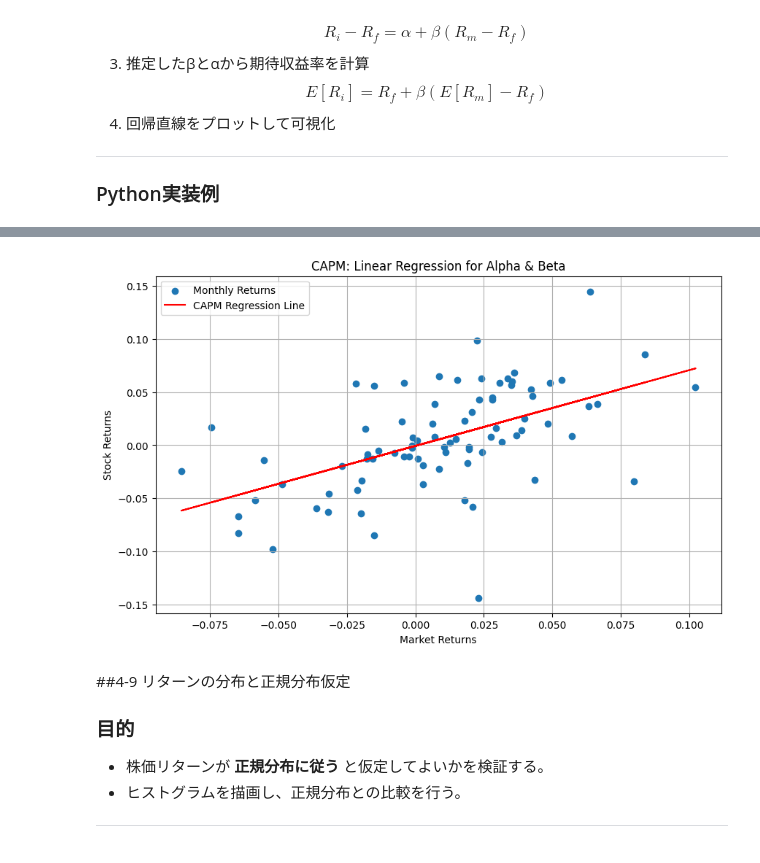
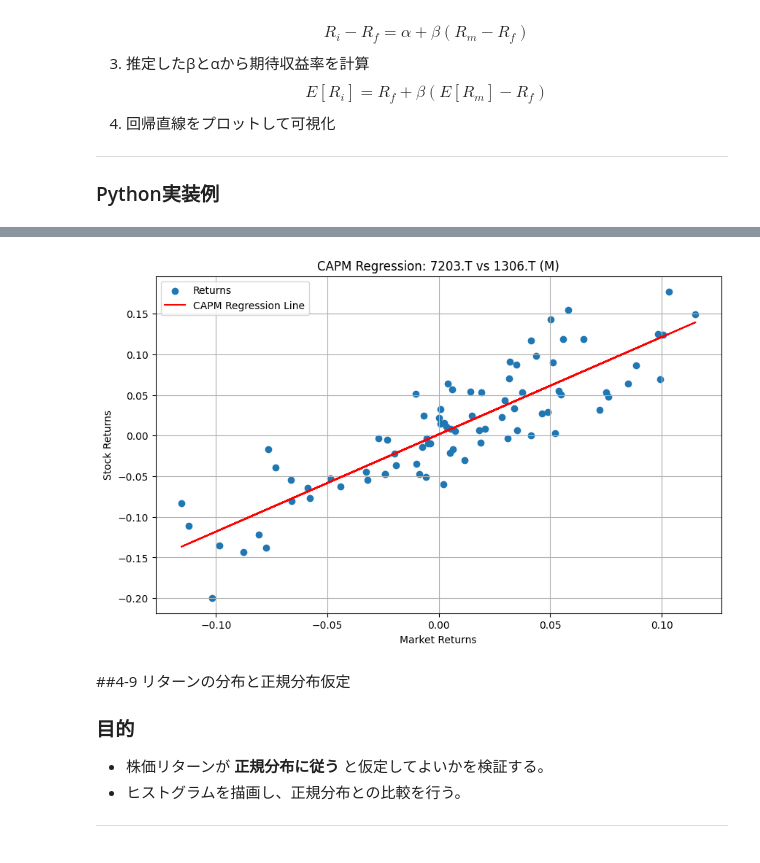
Before and after one commit to ish66726-a11y/colab-notebooks, a Jupyter notebook: notebooks/04CAPM資本資産評価モデル.ipynb, the cells around one changed output, grey strips where cells are left out. Saved outputs shown, nothing was run; the diff lists cells and outputs as text; code cells hidden in the pictures.

```diff
--- a/notebooks/04CAPM資本資産評価モデル.ipynb
+++ b/notebooks/04CAPM資本資産評価モデル.ipynb
@@ -450,72 +457,94 @@ import matplotlib.pyplot as plt
 
 class CAPM:
     def __init__(self, stocks, start_date, end_date):
+        """
+        stocks = [個別銘柄, 市場（インデックス or ETF）]
+          例: ["7203.T", "1306.T"]  # トヨタ × TOPIX連動ETF（市場プロキシ）
+        """
+        if len(stocks) != 2:
+            raise ValueError("stocks は [個別銘柄, 市場] の2つで指定してください。")
+
         self.stocks = stocks
         self.start_date = start_date
         self.end_date = end_date
         self.data = self.download_data()
 
     def download_data(self):
-        """複数銘柄を一括ダウンロードして調整後終値相当（Close）を取得"""
+        """複数銘柄を一括ダウンロードして調整後終値相当（auto_adjust=True の Close）を取得"""
         df = yf.download(
             self.stocks,
             start=self.start_date,
             end=self.end_date,
-            auto_adjust=True      # Close が調整後終値扱い
+            auto_adjust=True,
+            progress=False
         )
 
         if isinstance(df.columns, pd.MultiIndex):
-            close = df["Close"]   # 複数銘柄
+            close = df["Close"]
         else:
-            close = df[["Close"]] # 単一銘柄
+            close = df[["Close"]]
             close.columns = self.stocks
+
+        # 2列そろっている日だけ残す（欠損で回帰が壊れるのを防ぐ）
+        close = close.dropna(how="any")
+
+        if close.empty:
+            raise ValueError(
+                "価格データが取得できませんでした。ティッカーが正しいか、期間を変えて再試行してください。"
+            )
 
         return close
 
-    def calculate_returns(self):
-        """月次対数リターンを計算"""
-        monthly = self.data.resample("ME").last()          # 月末データ
-        log_returns = np.log(monthly / monthly.shift(1))   # 対数リターン
+    def calculate_returns(self, freq="M"):
+        """
+        対数リターンを計算
+        freq:
+          "M" = 月末
+          "W" = 週末
+          "D" = 日次
+        """
+        sampled = self.data.resample(freq).last()
+        log_returns = np.log(sampled / sampled.shift(1))
         return log_returns.dropna()
 
-    def regression(self):
+    def regression(self, freq="M"):
         """市場リターンと株式リターンで単回帰（α, β 推定）"""
-        returns = self.calculate_returns()
-        stock_returns = returns[self.stocks[0]]   # 個別銘柄
-        market_returns = returns[self.stocks[1]]  # 市場インデックス
+        returns = self.calculate_returns(freq=freq)
 
-        # y = alpha + beta * x を polyfit で推定（x: 市場, y: 株式）
+        stock_returns = returns[self.stocks[0]]
+        market_returns = returns[self.stocks[1]]
+
+        # y = alpha + beta * x（x: 市場, y: 個別）
         beta, alpha = np.polyfit(market_returns, stock_returns, 1)
         return alpha, beta, stock_returns, market_returns
 
-    def expected_return(self, rf=0.05, months_in_year=12):
+    def expected_return(self, rf=0.005, months_in_year=12, freq="M"):
         """
-        CAPM による期待収益率を計算
+        CAPM による期待収益率（年率）を計算
         E[Ri] = Rf + β(E[Rm] - Rf)
-        rf は年率の無リスク利子率
+        rf は年率の無リスク利子率（日本向けにデフォルト0.5%）
         """
-        alpha, beta, stock_returns, market_returns = self.regression()
+        alpha, beta, stock_returns, market_returns = self.regression(freq=freq)
 
-        # 月次 → 年率に換算
+        # 市場の平均リターンを年率換算（freq="M"想定 → ×12）
         mean_market_return_annual = market_returns.mean() * months_in_year
 
         exp_return = rf + beta * (mean_market_return_annual - rf)
         return exp_return, alpha, beta
 
-    def plot_regression(self):
-        """市場リターン vs 株式リターンの散布図と回帰直線を描画"""
-        alpha, beta, stock_returns, market_returns = self.regression()
+    def plot_regression(self, freq="M"):
+        """市場リターン vs 株式リターンの散布図と回帰直線"""
+        alpha, beta, stock_returns, market_returns = self.regression(freq=freq)
 
         plt.figure(figsize=(10, 6))
-        plt.scatter(market_returns, stock_returns, label="Monthly Returns")
+        plt.scatter(market_returns, stock_returns, label="Returns")
         plt.plot(
             market_returns,
             alpha + beta * market_returns,
             color="red",
             label="CAPM Regression Line"
         )
-
-        plt.title("CAPM: Linear Regression for Alpha & Beta")
+        plt.title(f"CAPM Regression: {self.stocks[0]} vs {self.stocks[1]} ({freq})")
         plt.xlabel("Market Returns")
         plt.ylabel("Stock Returns")
         plt.legend()
@@ -524,12 +553,18 @@ class CAPM:
 
 
 if __name__ == "__main__":
-    stocks = ["IBM", "^GSPC"]
+    # ✅ 日本株：トヨタ（東証） × TOPIX（yfinanceで指数が取れないのでETFで代用）
+    # 1306.T = NEXT FUNDS TOPIX連動型上場投信（TOPIXプロキシ）
+    stocks = ["7203.T", "1306.T"]
+
     capm = CAPM(stocks, "2010-01-01", "2017-01-01")
 
-    exp_return, alpha, beta = capm.expected_return(rf=0.05)
-    print(f"Alpha: {alpha:.4f}, Beta: {beta:.4f}")
+    exp_return, alpha, beta = capm.expected_return(rf=0.005, freq="M")
+
+    print(f"Asset : {stocks[0]}")
+    print(f"Market: {stocks[1]} (TOPIX proxy)")
+    print(f"Alpha : {alpha:.4f}, Beta: {beta:.4f}")
     print(f"Expected Annual Return (CAPM): {exp_return:.2%}")
 
-    capm.plot_regression()
+    capm.plot_regression(freq="M")
 # %% [output]
@@ -539,4 +575,4 @@ Expected Annual Return (CAPM): 9.01%
-[figure, old version]
+[figure, new version]
 # %% [markdown]
 ##4-9 リターンの分布と正規分布仮定
 
```
Also changed, not shown: parts of 7 cells of this notebook.
